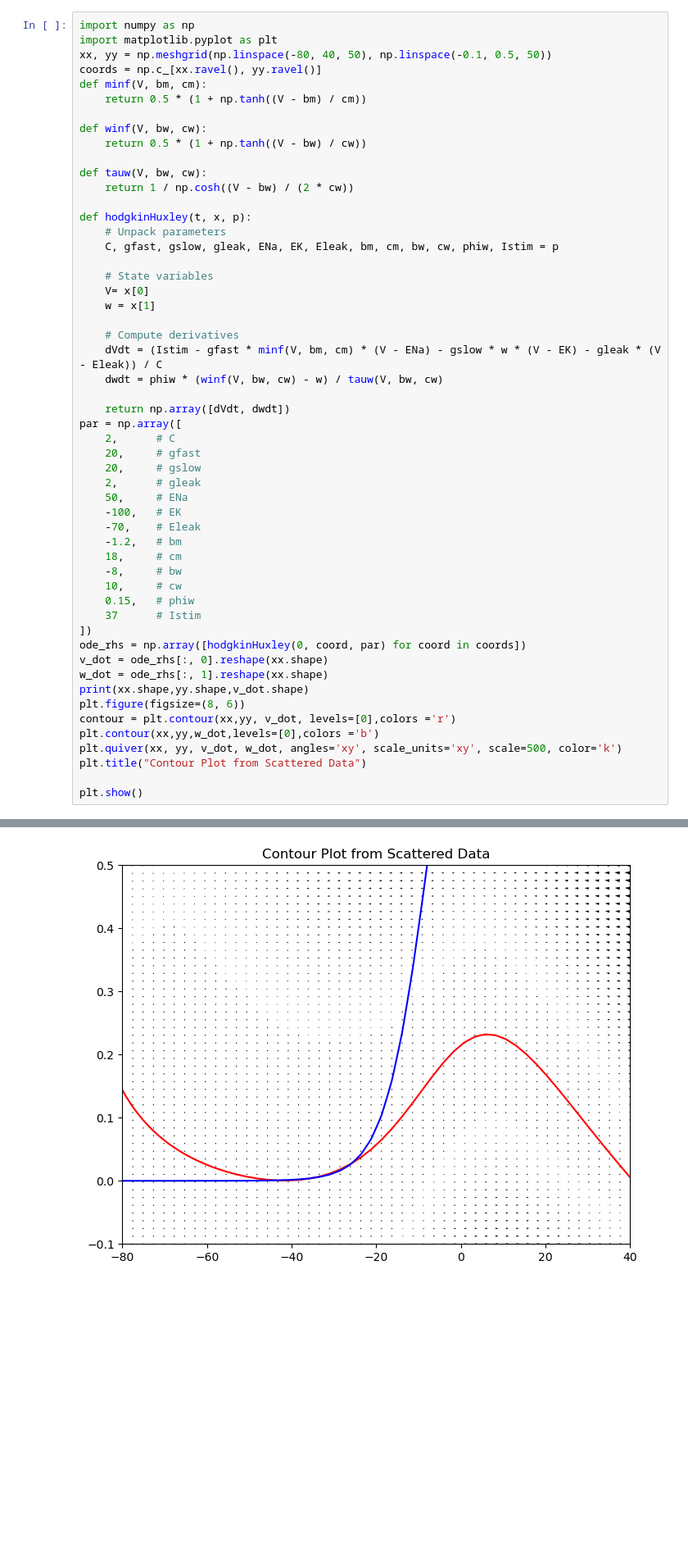
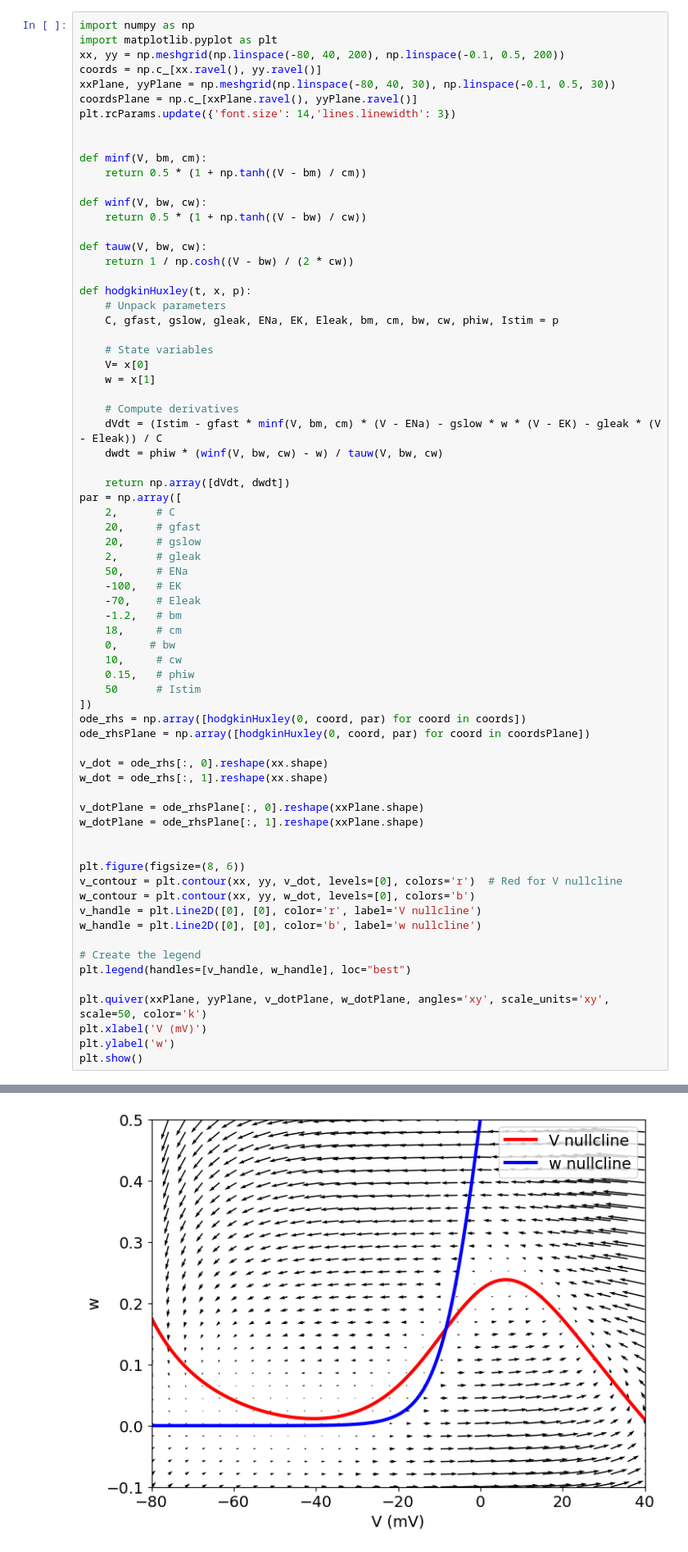
Before and after one commit to sstanbridge09/biologyCoursework, a Jupyter notebook: phasePortraits.ipynb, the cells around one changed output, grey strips where cells are left out. Shown at 82% size. Cells and saved outputs as stored; diff of their text form; blank space fills up the shorter version.

```diff
--- a/phasePortraits.ipynb
+++ b/phasePortraits.ipynb
@@ -1,8 +1,13 @@
 # %%
 import numpy as np
 import matplotlib.pyplot as plt
-xx, yy = np.meshgrid(np.linspace(-80, 40, 50), np.linspace(-0.1, 0.5, 50))
+xx, yy = np.meshgrid(np.linspace(-80, 40, 200), np.linspace(-0.1, 0.5, 200))
 coords = np.c_[xx.ravel(), yy.ravel()]
+xxPlane, yyPlane = np.meshgrid(np.linspace(-80, 40, 30), np.linspace(-0.1, 0.5, 30))
+coordsPlane = np.c_[xxPlane.ravel(), yyPlane.ravel()]
+plt.rcParams.update({'font.size': 14,'lines.linewidth': 3})
+
+
 def minf(V, bm, cm):
     return 0.5 * (1 + np.tanh((V - bm) / cm))
 
@@ -35,20 +40,32 @@ par = np.array([
     -70,    # Eleak
     -1.2,   # bm
     18,     # cm
-    -8,     # bw
+    0,     # bw
     10,     # cw
     0.15,   # phiw
-    37      # Istim
+    50      # Istim
 ])
 ode_rhs = np.array([hodgkinHuxley(0, coord, par) for coord in coords])
+ode_rhsPlane = np.array([hodgkinHuxley(0, coord, par) for coord in coordsPlane])
+
 v_dot = ode_rhs[:, 0].reshape(xx.shape)
 w_dot = ode_rhs[:, 1].reshape(xx.shape)
-print(xx.shape,yy.shape,v_dot.shape)
+
+v_dotPlane = ode_rhsPlane[:, 0].reshape(xxPlane.shape)
+w_dotPlane = ode_rhsPlane[:, 1].reshape(xxPlane.shape)
+
+
 plt.figure(figsize=(8, 6))
-contour = plt.contour(xx,yy, v_dot, levels=[0],colors ='r')
-plt.contour(xx,yy,w_dot,levels=[0],colors ='b')
-plt.quiver(xx, yy, v_dot, w_dot, angles='xy', scale_units='xy', scale=500, color='k')
-plt.title("Contour Plot from Scattered Data")
+v_contour = plt.contour(xx, yy, v_dot, levels=[0], colors='r')  # Red for V nullcline
+w_contour = plt.contour(xx, yy, w_dot, levels=[0], colors='b')
+v_handle = plt.Line2D([0], [0], color='r', label='V nullcline')
+w_handle = plt.Line2D([0], [0], color='b', label='w nullcline')
 
+# Create the legend
+plt.legend(handles=[v_handle, w_handle], loc="best")
+
+plt.quiver(xxPlane, yyPlane, v_dotPlane, w_dotPlane, angles='xy', scale_units='xy', scale=50, color='k')
+plt.xlabel('V (mV)')
+plt.ylabel('w')
 plt.show()
 # %% [output]
@@ -56 +72 @@ plt.show()
-[figure, old version]
+[figure, new version]
```
Also changed, not shown: parts of 1 cell of this notebook.
